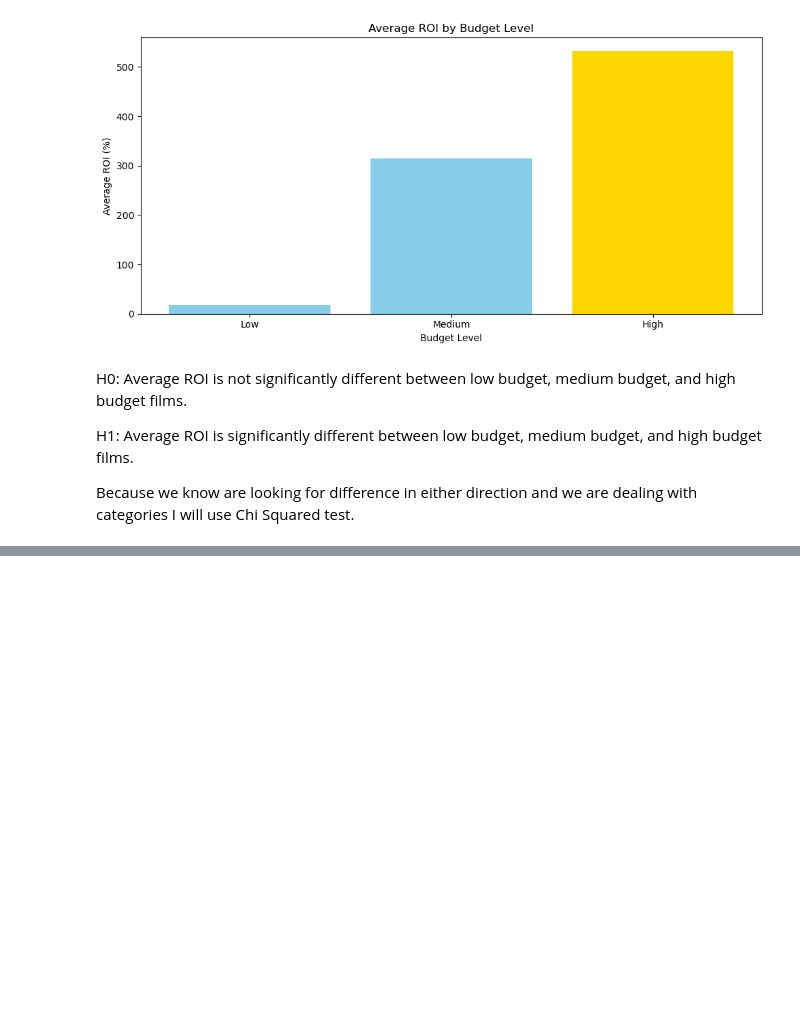
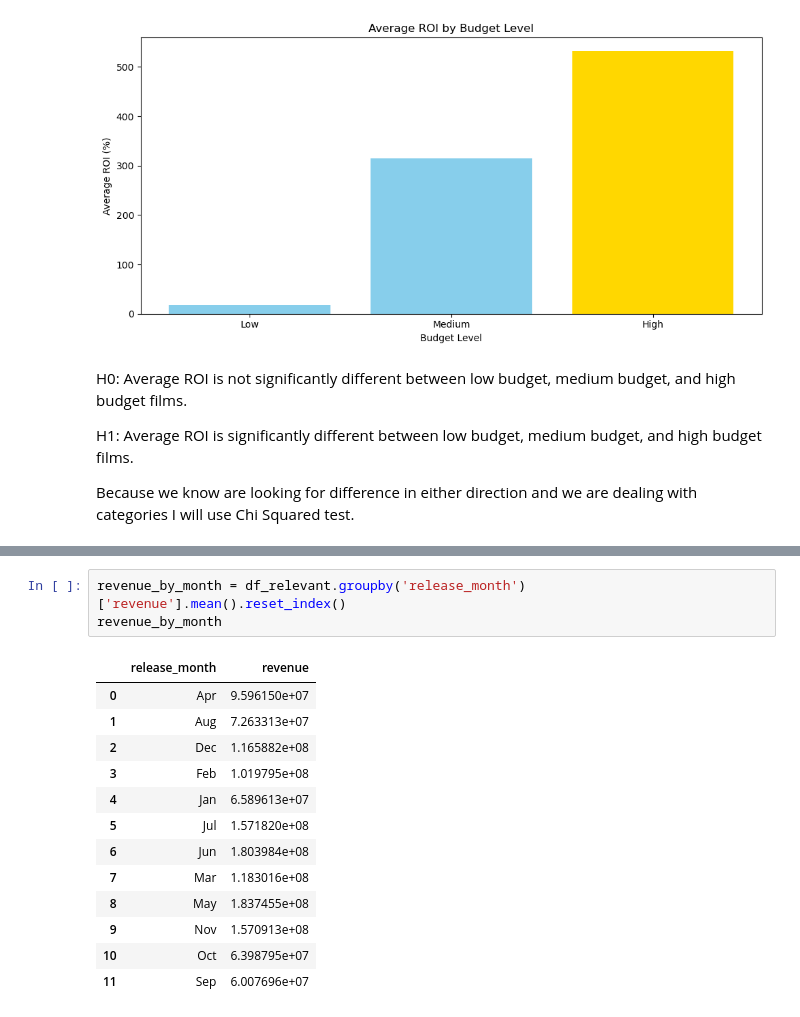
Before and after one commit to elijahlopez94/box_office_statistical_analysis, a Jupyter notebook: box_office_statistical_analysis.ipynb, the cells around one changed output, grey strips where cells are left out. Drawn from its saved outputs; the diff is of its cells as text; blank space fills up the shorter version.

```diff
--- a/box_office_statistical_analysis.ipynb
+++ b/box_office_statistical_analysis.ipynb
@@ -607,0 +679,17 @@ Recommendation 2: Secure a minimum production budget of $5M (the more funding th
+# %%
+revenue_by_month = df_relevant.groupby('release_month')['revenue'].mean().reset_index()
+revenue_by_month
+# %% [output]
+|  | release_month | revenue |
+| 0 | Apr | 9.596150e+07 |
+| 1 | Aug | 7.263313e+07 |
+| 2 | Dec | 1.165882e+08 |
+| 3 | Feb | 1.019795e+08 |
+| 4 | Jan | 6.589613e+07 |
+| 5 | Jul | 1.571820e+08 |
+| 6 | Jun | 1.803984e+08 |
+| 7 | Mar | 1.183016e+08 |
+| 8 | May | 1.837455e+08 |
+| 9 | Nov | 1.570913e+08 |
+| 10 | Oct | 6.398795e+07 |
+| 11 | Sep | 6.007696e+07 |
```
Also changed, not shown: parts of 13 cells of this notebook.
